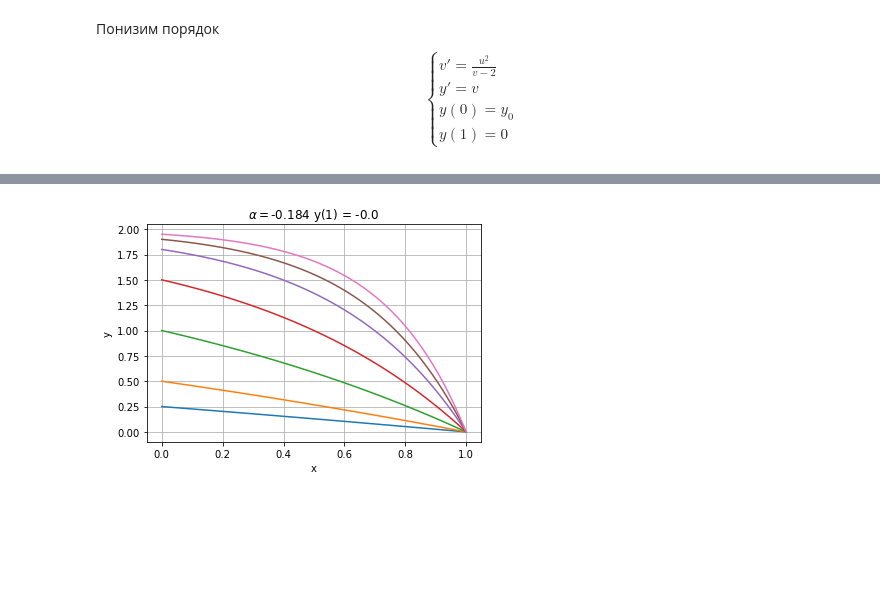
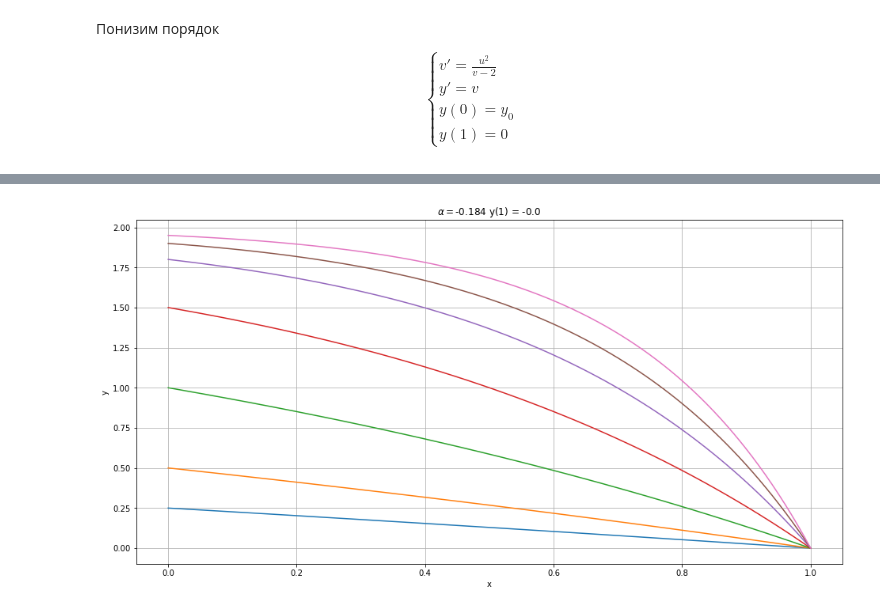
Before and after one commit to Tako-San/CompMath, a Jupyter notebook: S2T3/main.ipynb, the cells around one changed output, grey strips where cells are left out. Saved outputs shown, nothing was run; the diff lists cells and outputs as text; code cells hidden in the pictures; blank space fills up the shorter version.

```diff
--- a/S2T3/main.ipynb
+++ b/S2T3/main.ipynb
@@ -139,6 +143,7 @@ draw(a, y)
 # %%
+plt.figure(figsize=[16, 8])
 for y0 in y0_list:
     y, a = shooting(a0, eps, F, h, x_start, x_end, y0)
     draw(a, y)
 # %% [output]
-[figure, old version]
+[figure, new version]
```
Also changed, not shown: parts of 2 cells of this notebook.
